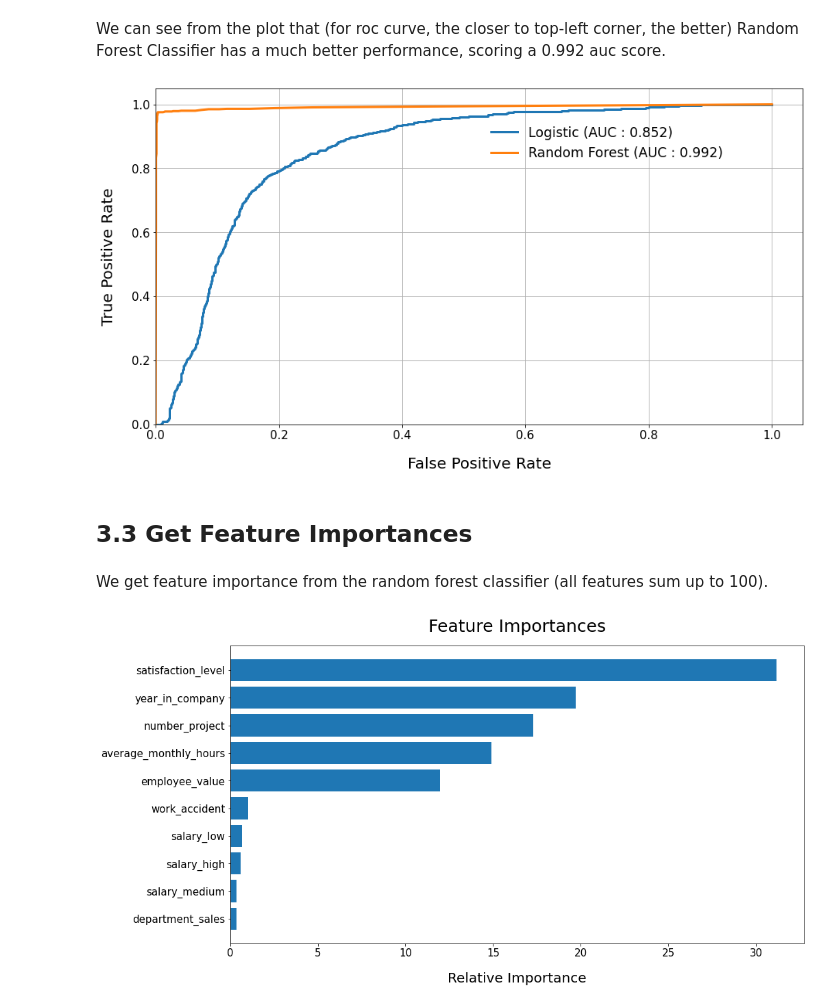
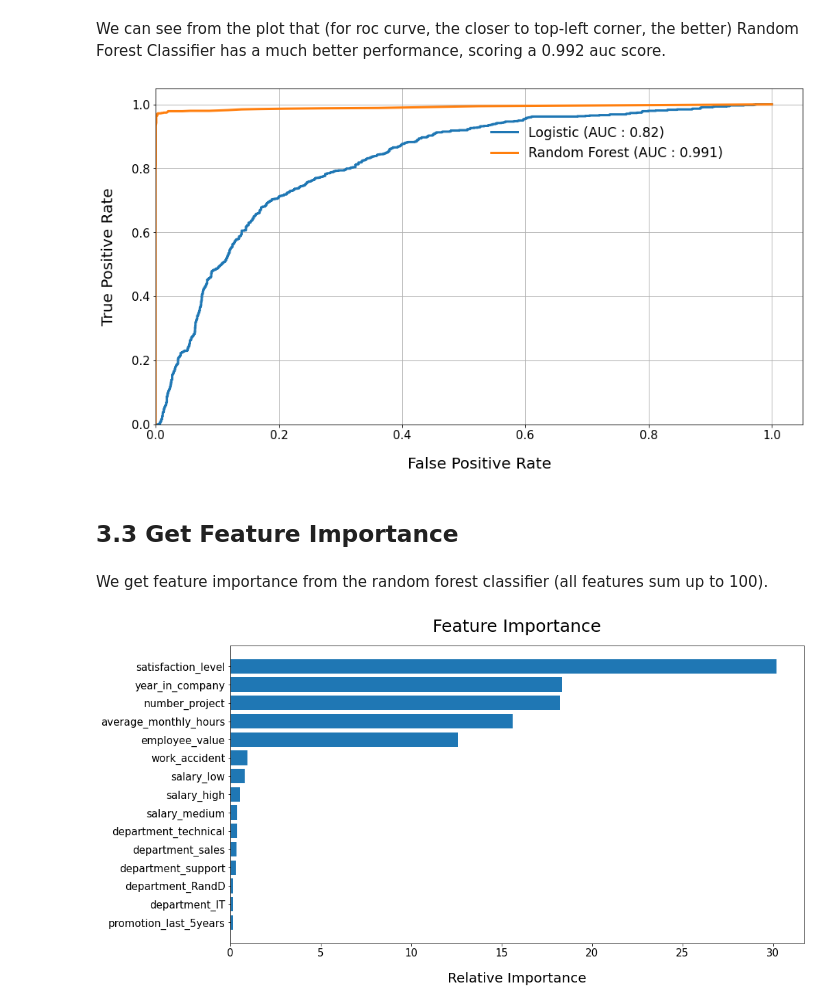
Before and after one commit to YongHHuang/employee_attrition_rate, a Jupyter notebook: hr_data_analytics.ipynb, the cells around one changed output. Drawn from its saved outputs; the diff is of its cells as text; code cells hidden in the pictures.

```diff
--- a/hr_data_analytics.ipynb
+++ b/hr_data_analytics.ipynb
@@ -477,12 +478,12 @@ X_train, X_test, y_train, y_test = train_test_split(X, y)
 
 # build a pipeline using ColumnTransformer
 numeric_col = list(X.columns[:5]) # satisfaction_level, employee_value, number_project, average_monthly_hours, year_in_company
-category_num_col = list(X.columns[-2:]) #  department, salary
-category_str_col = ['work_accident', 'promotion_last_5years']
+category_str_col = list(X.columns[-2:]) #  department, salary
+category_num_col = ['work_accident', 'promotion_last_5years']
 
 full_pipeline = ColumnTransformer([
     ('numeric', MinMaxScaler(), numeric_col),
-    ('category', OneHotEncoder(), category_col)],
+    ('category', OneHotEncoder(), category_str_col)],
     remainder='passthrough'
 )
 
@@ -519,26 +520,26 @@ plt.grid(True)
 plt.legend(loc=(0.51, 0.77), fontsize='xx-large', frameon=False)
 plt.show()
 # %% [output]
-[figure, old version]
+[figure, new version]
 # %% [markdown]
-## 3.3 Get Feature Importances
+## 3.3 Get Feature Importance
 # %% [markdown]
 We get feature importance from the random forest classifier (all features sum up to 100).
 # %%
 # get all feature names after applying pipeline
 category_encoder = full_pipeline.named_transformers_['category']
-feature = numeric_col + list(category_encoder.get_feature_names_out()) + category_str_col
+feature = numeric_col + list(category_encoder.get_feature_names_out()) + category_num_col
 
-# get feature importances of random classifier model
-importances = random_forest_clf.feature_importances_
-index = np.argsort(importances)
+# get feature importance of random classifier model
+importance = random_forest_clf.feature_importances_
+index = np.argsort(importance)
 
 plt.figure(figsize=(15,8))
-plt.barh(range(len(index[-10:])), importances[index][-10:]*100, align='center')
-plt.yticks(range(len(index[-10:])), [feature[i] for i in index[-10:]])
-plt.title('Feature Importances', size=25, pad=20)
+plt.barh(range(len(index[-15:])), importance[index][-15:]*100, align='center')
+plt.yticks(range(len(index[-15:])), [feature[i] for i in index[-15:]])
+plt.title('Feature Importance', size=25, pad=20)
 plt.xlabel('Relative Importance', size=20, labelpad=20)
 plt.tick_params(labelsize=15)
 plt.show()
 # %% [output]
-[figure, old version]
+[figure, new version]
```
Also changed, not shown: parts of 7 cells of this notebook.
